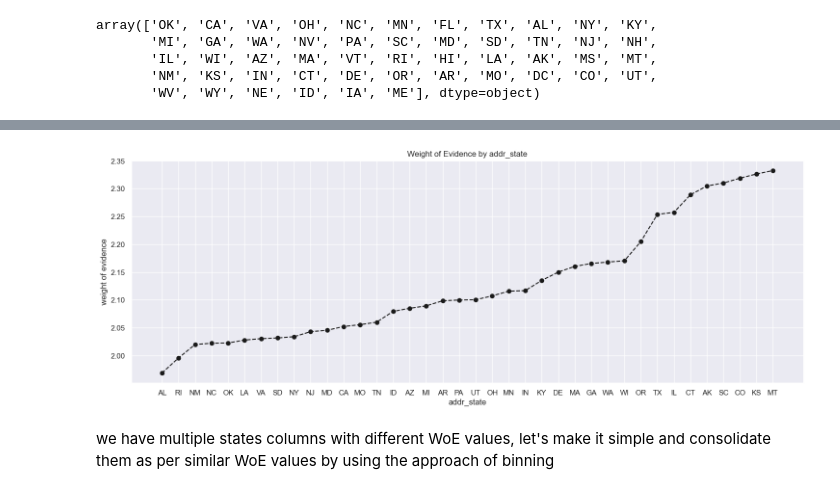
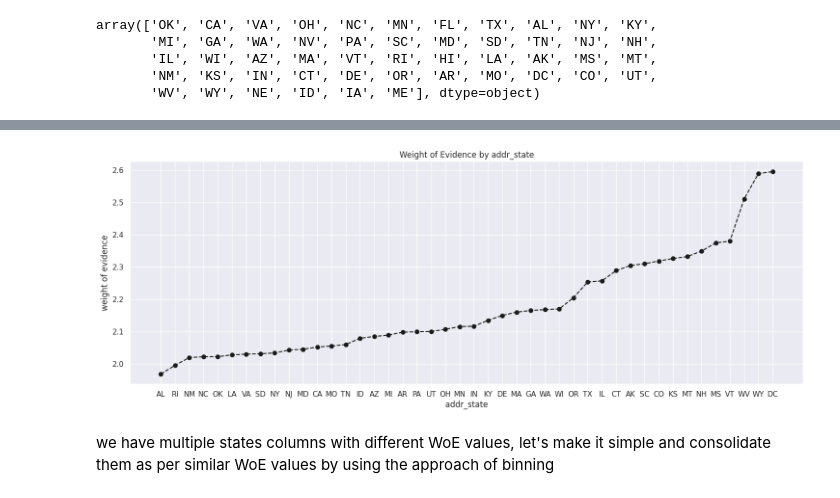
Before and after one commit to UpadhyayShweta/credit_risk_analysis, a Jupyter notebook: CreditRiskAnalysis_preprocessing_1.ipynb, the cells around one changed output, grey strips where cells are left out. Drawn from its saved outputs; the diff is of its cells as text; code cells hidden in the pictures.

Commit message:
complete data preprocessing notebook

```diff
--- a/CreditRiskAnalysis_preprocessing_1.ipynb
+++ b/CreditRiskAnalysis_preprocessing_1.ipynb
@@ -447,5 +464,5 @@ Load_DS['good_bad']=np.where(Load_DS['loan_status'].isin(
     ['Charged Off','Default','Does not meet the credit policy. Status:Charged Off','Late (31-120 days)']
 ),0,1)
 # %%
-X = Load_DS.drop('good_bad', axis = 1)
-y = Load_DS['good_bad']
+X = Loan_df.drop('good_bad', axis = 1)
+y = Loan_df['good_bad']
@@ -468,8 +470,8 @@ display(X_test.shape, y_test.shape)
 ### DATA PREPARATION
 # %%
 #Data prepartion to build the score-card:
-df_inputs_prepr = X_train
-df_targets_prepr = y_train
+df_inputs_prepr = X
+df_targets_prepr = y
 # %%
 #check the unique values for 'grade' column
 df_inputs_prepr['grade'].unique()
@@ -656,7 +658,7 @@ df1
 # %%
 #Creating a function for the the data prepation steps to calculate WoE & IV
 
-def woe_discrete(df,categorical_variable_name,good_bad_variable_df):
+def woe_discrete(df,discrete_variable_name,good_bad_variable_df):
     df = pd.concat([df[discrete_variable_name],good_bad_variable_df], axis=1)
     df = pd.concat([df.groupby(df.columns.values[0],as_index = False)[df.columns.values[1]].count(),
                    df.groupby(df.columns.values[0],as_index = False)[df.columns.values[1]].mean()],axis=1)
@@ -751,8 +753,8 @@ array(['OK', 'CA', 'VA', 'OH', 'NC', 'MN', 'FL', 'TX', 'AL', 'NY', 'KY',
        'WV', 'WY', 'NE', 'ID', 'IA', 'ME'], dtype=object)
 # %%
 #apply the function woe_discrete on 'addr_state'
-df_temp_as = woe_discrete(X_train, 'addr_state', y_train)
-df_temp_as
+df_temp_as = woe_discrete(df_inputs_prepr, 'addr_state', df_targets_prepr)
+df_temp_as.head(5)
 # %% [output]
 |  | addr_state | n_obs | prop_good | prop_n_obs | n_good | n_bad | prop_n_good | prop_n_bad | WoE | ... |
 | 0 | NE | 13 | 0.384615 | 0.000035 | 5.0 | 8.0 | 0.000015 | 0.000024 | -0.470004 | ... |
@@ -789,9 +780,9 @@ plot_by_woe(df_temp_as.iloc[2:-2,:])
 [figure]
 # %%
 #woe_plot for values whose WoE values differs at large to get the clear picture
-plot_by_woe(df_temp_as.iloc[6:-6,:])
+plot_by_woe(df_temp_as.iloc[6:,:])
 # %% [output]
-[figure, old version]
+[figure, new version]
 # %%
 # states_list = df_temp_as[df_temp_as['binned_values']== 16]['addr_state']#.astype(str))#transform(lambda x : '_'.join(x))
 # state_col = ('addr_state:'+ (df_temp_as[df_temp_as['binned_values']== 16]['addr_state']).astype(str)).tolist()
```
Also changed, not shown: parts of 170 cells of this notebook.
